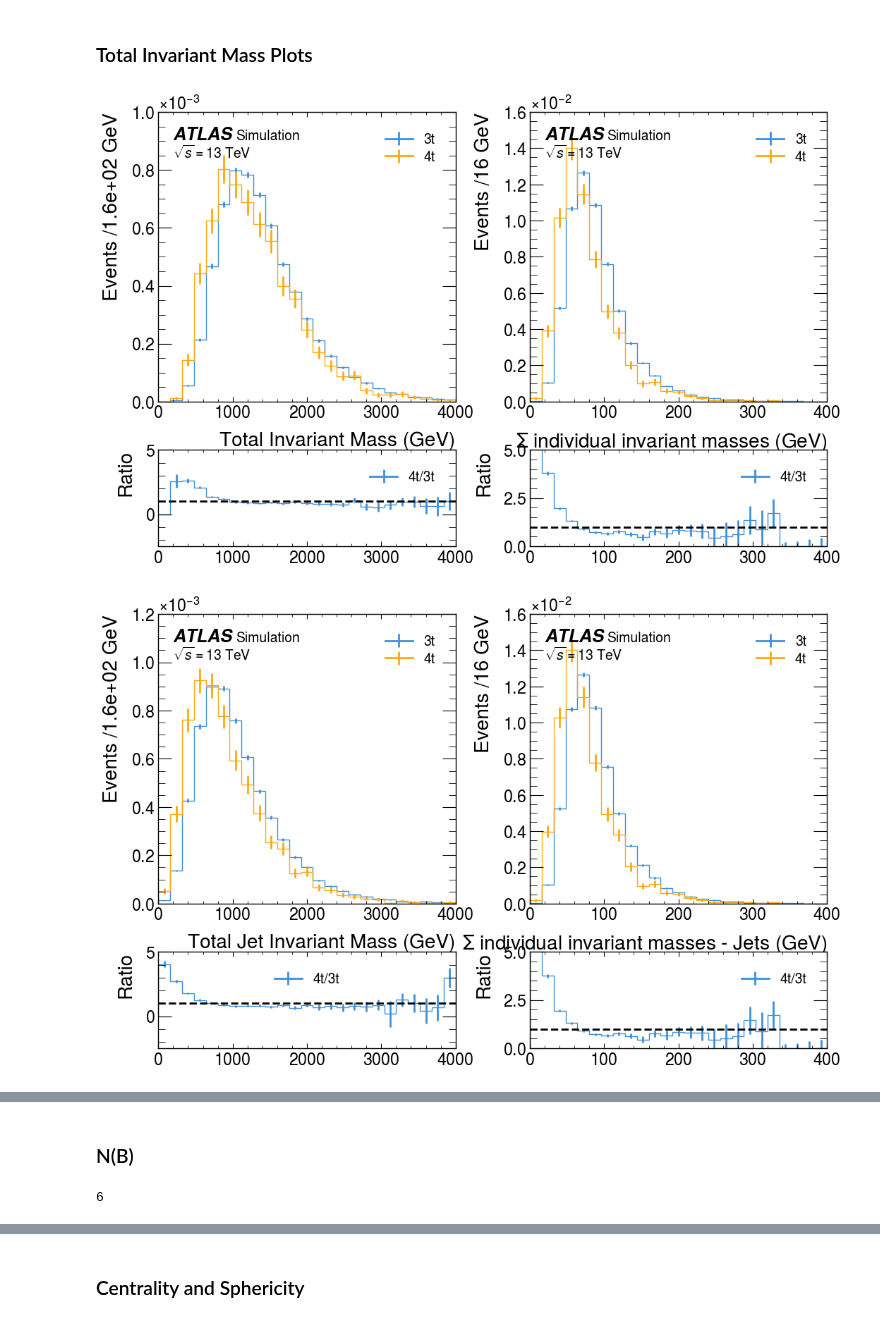
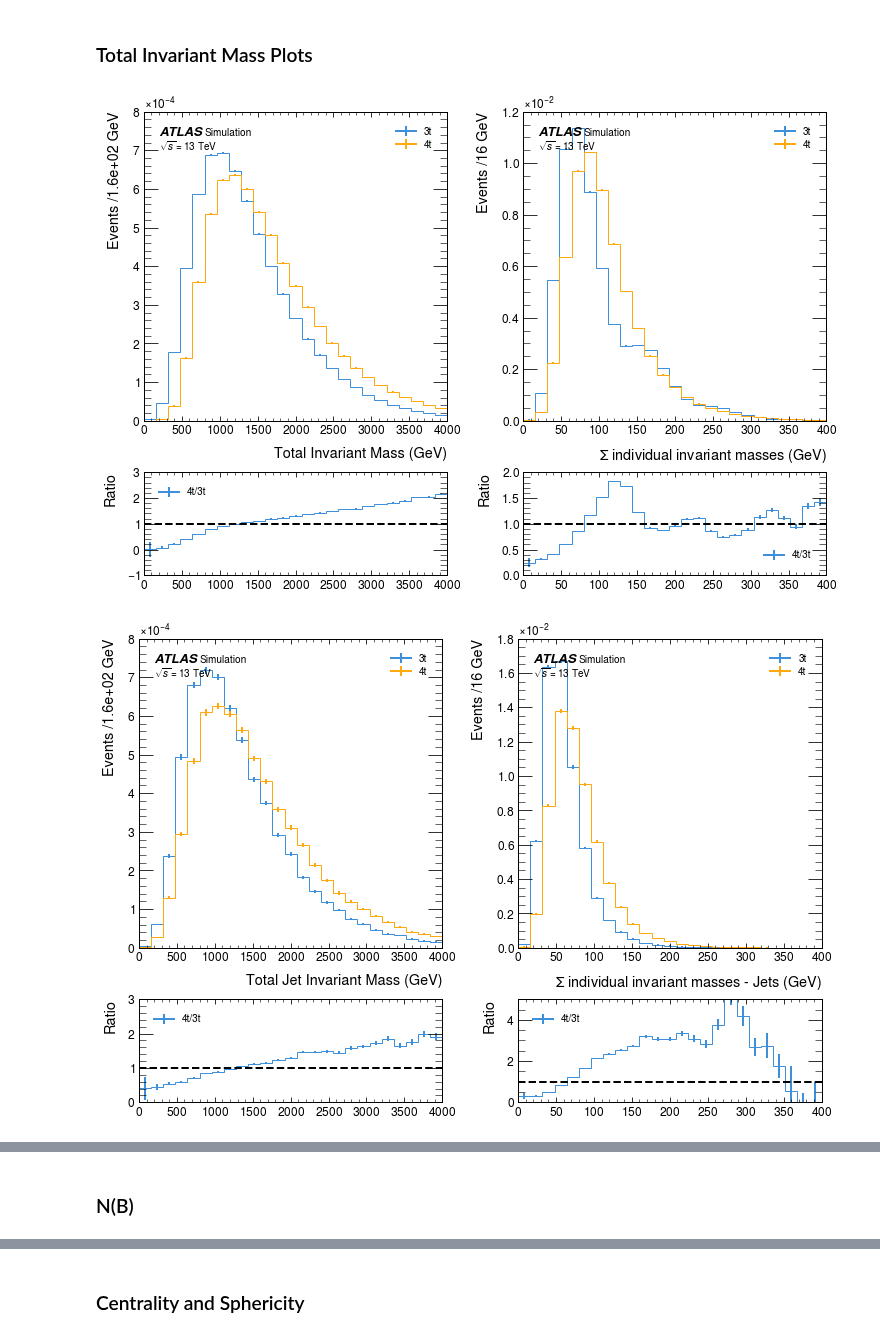
Before and after one commit to archiebrooks02/MPHYS-4Top, a Jupyter notebook: reco_level_sim2.ipynb, the cells around one changed output, grey strips where cells are left out. Cells and saved outputs as stored; diff of their text form; code cells hidden in the pictures.

```diff
--- a/reco_level_sim2.ipynb
+++ b/reco_level_sim2.ipynb
@@ -659,28 +651,28 @@ NameError: name 'jets_2LSS_4t' is not defined
 ### Total Invariant Mass Plots
 # %%
 fig, ax = plt.subplots(2,2,gridspec_kw={'height_ratios':[3,1]}, figsize=(12,8))
-histogram([total_4_3t.m/1000, total_4_4t.m/1000], 25, ['3t','4t'], ax[0,0], ratio=True, ratio_axes=ax[1,0], density=True, x_units='GeV', set_range=(0,4000))
+histogram([total_4_3t.m, total_4_4t.m], 25, ['3t','4t'], ax[0,0], ratio=True, ratio_axes=ax[1,0], density=True, x_units='GeV', set_range=(0,4000))
 ax[0,0].set_xlabel(r'Total Invariant Mass (GeV)')
-histogram([np.sum(all_products_3t.m, axis=1)/1000, np.sum(all_products_4t.m, axis=1)/1000], 25, ['3t','4t'], ax[0,1], ratio=True, ratio_axes=ax[1,1], density=True, x_units='GeV', set_range=(0,400))
+histogram([np.sum(all_products_3t.m, axis=1), np.sum(all_products_4t.m, axis=1)], 25, ['3t','4t'], ax[0,1], ratio=True, ratio_axes=ax[1,1], density=True, x_units='GeV', set_range=(0,400))
 ax[0,1].set_xlabel(r'$\Sigma$ individual invariant masses (GeV)')
 plt.subplots_adjust(hspace=0.25, wspace=0.25)
 plt.show()
 
 fig, ax = plt.subplots(2,2,gridspec_kw={'height_ratios':[3,1]}, figsize=(12,8))
-histogram([jets_3t_total_4.m/1000, jets_4t_total_4.m/1000], 25, ['3t','4t'], ax[0,0], ratio=True, ratio_axes=ax[1,0], density=True, x_units='GeV', set_range=(0,4000))
+histogram([jets_3t_total_4.m, jets_4t_total_4.m], 25, ['3t','4t'], ax[0,0], ratio=True, ratio_axes=ax[1,0], density=True, x_units='GeV', set_range=(0,4000))
 ax[0,0].set_xlabel(r'Total Jet Invariant Mass (GeV)')
-histogram([np.sum(jets_3t.m, axis=1)/1000, np.sum(jets_4t.m, axis=1)/1000], 25, ['3t','4t'], ax[0,1], ratio=True, ratio_axes=ax[1,1], density=True, x_units='GeV', set_range=(0,400))
+histogram([np.sum(jets_3t.m, axis=1), np.sum(jets_4t.m, axis=1)], 25, ['3t','4t'], ax[0,1], ratio=True, ratio_axes=ax[1,1], density=True, x_units='GeV', set_range=(0,400))
 ax[0,1].set_xlabel(r'$\Sigma$ individual invariant masses - Jets (GeV)')
 plt.subplots_adjust(hspace=0.25, wspace=0.25)
 plt.show()
 
 fig, ax = plt.subplots(2,2,gridspec_kw={'height_ratios':[3,1]}, figsize=(12,8))
-histogram([leptons_3t_total_4.m/1000, leptons_4t_total_4.m/1000], 25, ['3t','4t'], ax[0,0], ratio=True, ratio_axes=ax[1,0], density=True, x_units='GeV', set_range=(0,1500))
+histogram([leptons_3t_total_4.m, leptons_4t_total_4.m], 25, ['3t','4t'], ax[0,0], ratio=True, ratio_axes=ax[1,0], density=True, x_units='GeV', set_range=(0,1500))
 ax[0,0].set_xlabel(r'Total Lepton Invariant Mass (GeV)')
 histogram([np.sum(leptons_3t.m, axis=1), np.sum(leptons_4t.m, axis=1)], 25, ['3t','4t'], ax[0,1], ratio=True, ratio_axes=ax[1,1], density=True, x_units='GeV', set_range=(0,500))
 ax[0,1].set_xlabel(r'$\Sigma$ individual invariant masses - Leptons (GeV)')
 plt.subplots_adjust(hspace=0.25, wspace=0.25)
 plt.show()
 # %% [output]
-[figure, old version]
+[figure, new version]
-[figure, old version]
+[figure, new version]
@@ -688,6 +680,2 @@ plt.show()
 # %% [markdown]
 ### N(B)
-# %%
-print(np.max(N_B_4t))
-# %% [output]
-6
```
Also changed, not shown: parts of 31 cells of this notebook.
